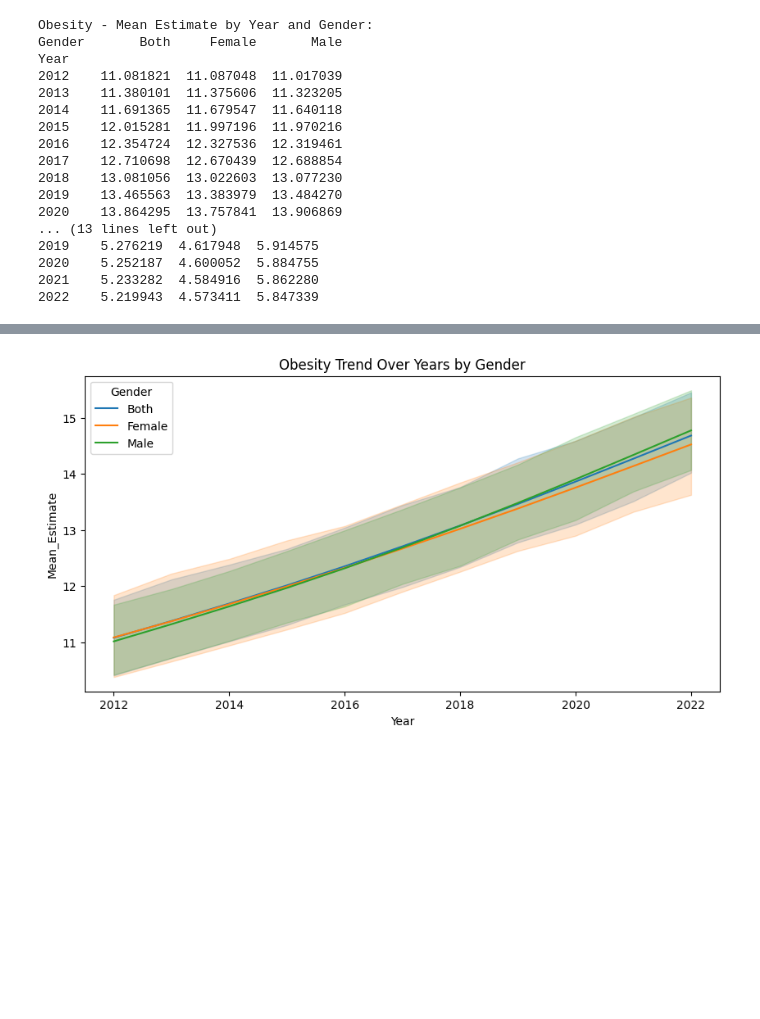
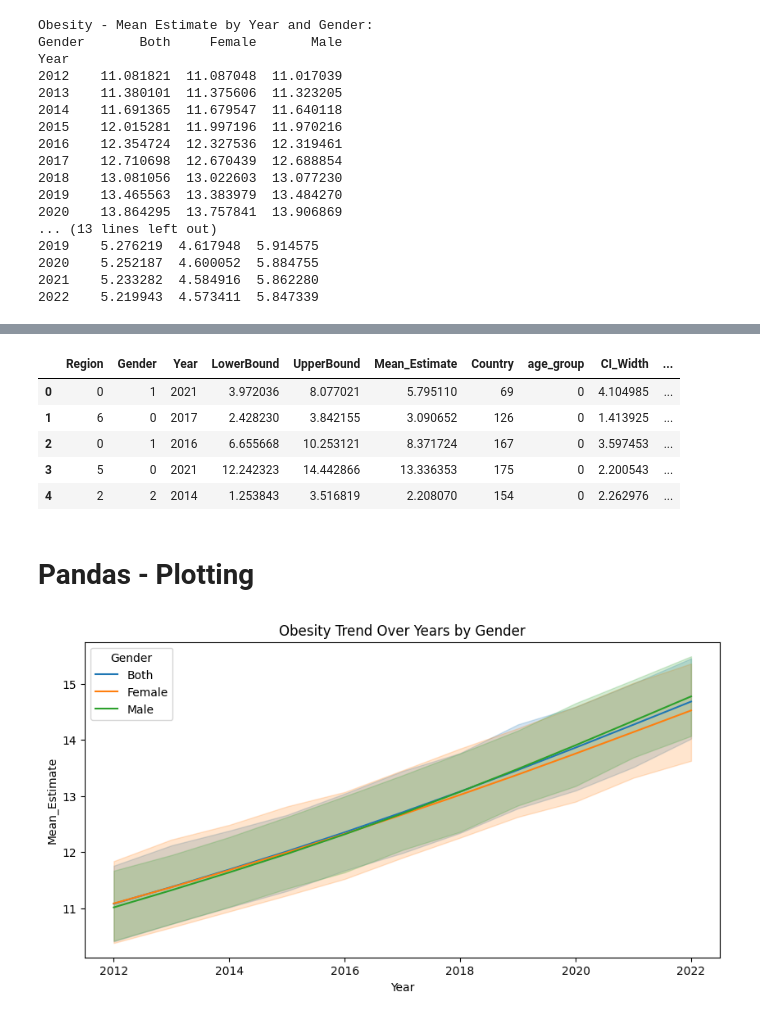
Before and after one commit to ArunK-ML/Project---Nutrition-Paradox-A-Global-View-on-Obesity-and-Malnutrition, a Jupyter notebook: Nutrition_Paradox_Sql.ipynb, the cells around one changed output, grey strips where cells are left out. Saved outputs shown, nothing was run; the diff lists cells and outputs as text; code cells hidden in the pictures; blank space fills up the shorter version.

```diff
--- a/Nutrition_Paradox_Sql.ipynb
+++ b/Nutrition_Paradox_Sql.ipynb
@@ -232,13 +244,15 @@ df_obesity_subset_filter
 | 27719 | EUR | Male | 2017 | 10.087850 | 12.760153 | 11.390631 | Finland | Child | 2.672303 | ... |
 27720 rows × 10 columns
 # %%
+# malnutrition_level (for the malnutrition table only):
+
 # Define conditions and choices
 import numpy as np
 
 malnutrition_conditions = [
-    df_malnutrition_subset_filter["CI_Width"] >= 20,
-    (df_malnutrition_subset_filter["CI_Width"] >= 10) & (df_malnutrition_subset_filter["CI_Width"] < 19.9),
-    df_malnutrition_subset_filter["CI_Width"] < 10
+    df_malnutrition_subset_filter["Mean_Estimate"] >= 20,
+    (df_malnutrition_subset_filter["Mean_Estimate"] >= 10) & (df_malnutrition_subset_filter["Mean_Estimate"] < 19.9),
+    df_malnutrition_subset_filter["Mean_Estimate"] < 10
 ]
 malnutrition_choices = ['High', 'Moderate', 'Low']
 
@@ -449,3 +581,14 @@ Year
+# %%
+df_malnutrition_subset_filter.head()
+# %% [output]
+|  | Region | Gender | Year | LowerBound | UpperBound | Mean_Estimate | Country | age_group | CI_Width | ... |
+| 0 | 0 | 1 | 2021 | 3.972036 | 8.077021 | 5.795110 | 69 | 0 | 4.104985 | ... |
+| 1 | 6 | 0 | 2017 | 2.428230 | 3.842155 | 3.090652 | 126 | 0 | 1.413925 | ... |
+| 2 | 0 | 1 | 2016 | 6.655668 | 10.253121 | 8.371724 | 167 | 0 | 3.597453 | ... |
+| 3 | 5 | 0 | 2021 | 12.242323 | 14.442866 | 13.336353 | 175 | 0 | 2.200543 | ... |
+| 4 | 2 | 2 | 2014 | 1.253843 | 3.516819 | 2.208070 | 154 | 0 | 2.262976 | ... |
+# %% [markdown]
+# **Pandas - Plotting**
 # %%
 import matplotlib.pyplot as plt
 import seaborn as sns
```
Also changed, not shown: parts of 20 cells of this notebook.
